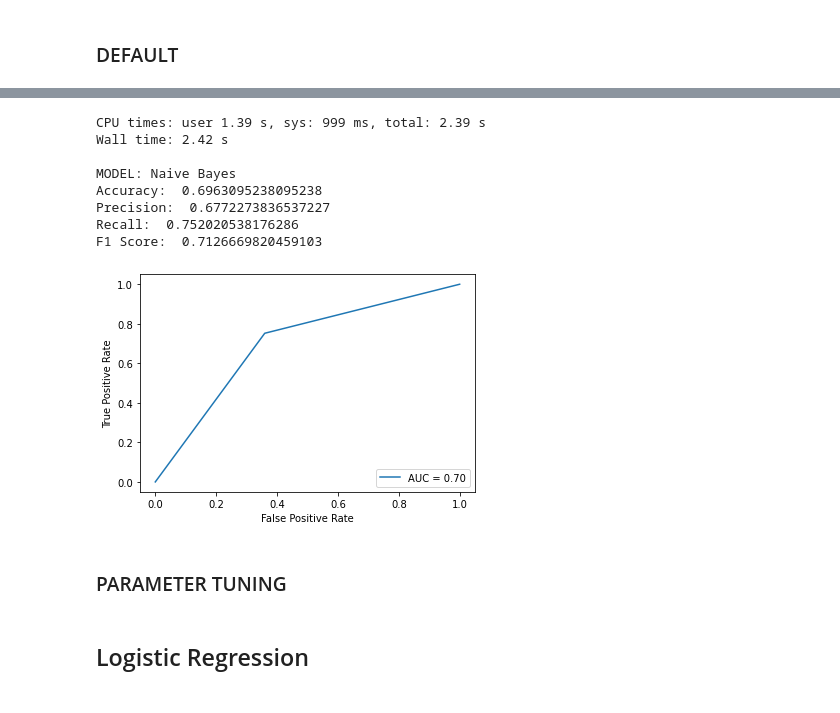
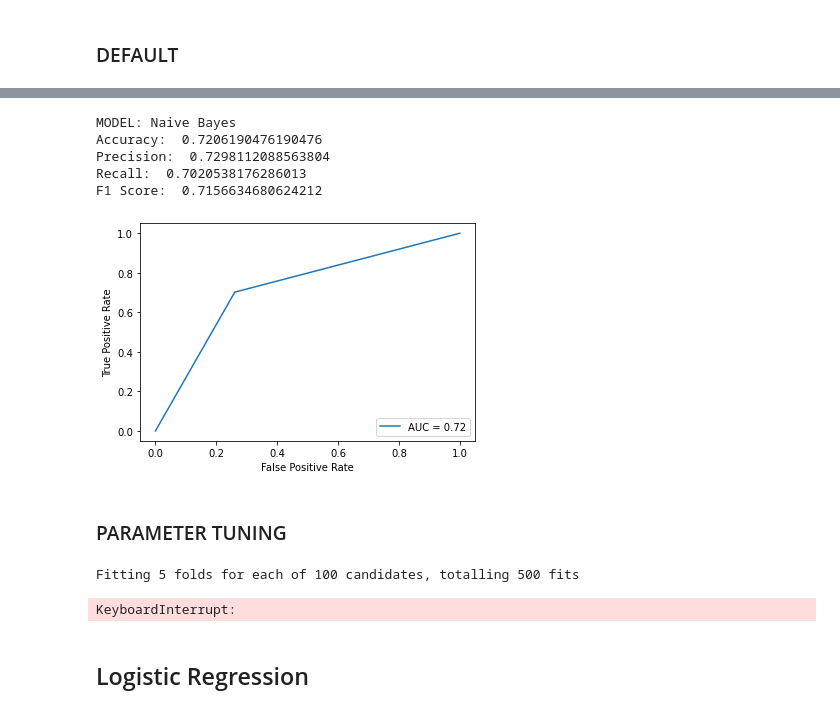
Before and after one commit to aryanbh11/sentiment-analysis-tweets, a Jupyter notebook: group144_other_algorithms.ipynb, the cells around one changed output, grey strips where cells are left out. Drawn from its saved outputs; the diff is of its cells as text; code cells hidden in the pictures.

Commit message:
Parameter Tuning

```diff
--- a/group144_other_algorithms.ipynb
+++ b/group144_other_algorithms.ipynb
@@ -68,7 +65,7 @@ def evaluate(y_test, y_predict, model):
 ### DEFAULT
 # %%
 %%time
-nb = GaussianNB()
+nb = MultinomialNB()
 
-with parallel_backend("ray"):
+with parallel_backend('threading'):
     nb.fit(X_train, y_train)
@@ -75,15 +75,12 @@ with parallel_backend("ray"):
 # %%
 y_predict = nb.predict(X_test)
-evaluate(y_test, y_predict, 'Naive Bayes')
+evaluate(y_test, y_predict, 'Multinomial Naive Bayes')
 # %% [output]
-CPU times: user 1.39 s, sys: 999 ms, total: 2.39 s
-Wall time: 2.42 s
-
 MODEL: Naive Bayes
-Accuracy:  0.6963095238095238
-Precision:  0.6772273836537227
-Recall:  0.752020538176286
-F1 Score:  0.7126669820459103
+Accuracy:  0.7206190476190476
+Precision:  0.7298112088563804
+Recall:  0.7020538176286013
+F1 Score:  0.7156634680624212
-[figure, old version]
+[figure, new version]
 # %% [markdown]
 ### PARAMETER TUNING
@@ -90,12 +104,15 @@ F1 Score:  0.7126669820459103
 # %%
-gridsearch_nb = GridSearchCV(estimator=GaussianNB(),
-             param_grid={'var_smoothing': np.logspace(0, -9, num=100)},
+gridsearch_nb = GridSearchCV(estimator=MultinomialNB(),
+             param_grid={'alpha': alpha_vals},
              verbose=1, cv=5, n_jobs=-1)
 
-with parallel_backend("ray"):
+with parallel_backend('threading'):
     gridsearch_nb.fit(X_train, y_train)
 
 print("Best parameters: ", gridsearch_nb.best_params_)
+# %% [output]
+Fitting 5 folds for each of 100 candidates, totalling 500 fits
+KeyboardInterrupt:
 # %% [markdown]
 ## Logistic Regression
 # %% [markdown]
```
Also changed, not shown: parts of 6 cells of this notebook, 1 other file.
